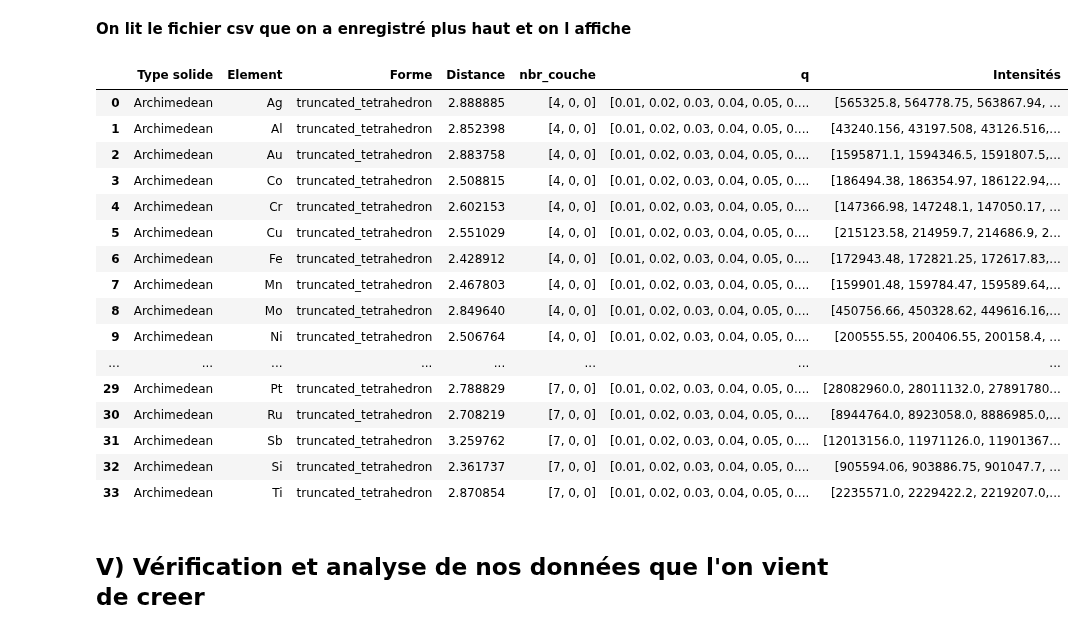
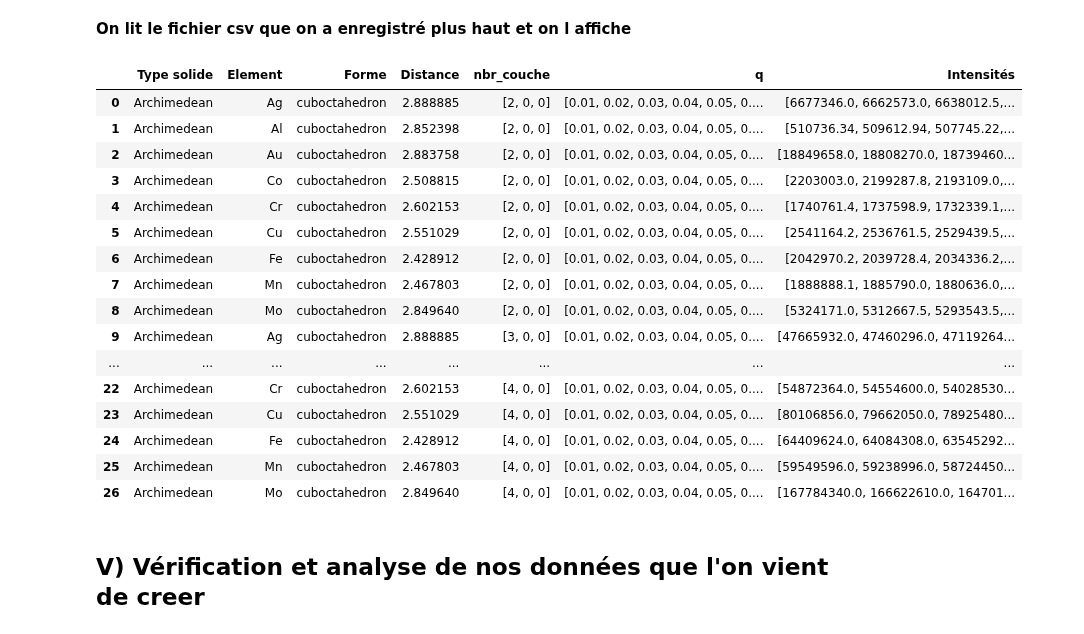
Before and after one commit to scayez/Projet_SAXS_WAXS_IA, a Jupyter notebook: script_shape_archimedean.ipynb, the cells around one changed output. Saved outputs shown, nothing was run; the diff lists cells and outputs as text; code cells hidden in the pictures.

```diff
--- a/script_shape_archimedean.ipynb
+++ b/script_shape_archimedean.ipynb
@@ -170,11 +170,11 @@ def fonction_gestion_dataframe_shapes_archimedean(element,forme,distance,couche,
 # %% [markdown]
 **Variables à changer pour les utilisateurs**
 # %%
-# Création de la liste des couches (à changer en fonction de ce que l'on veut jusqu'a 9 apres c'est plus gros que 5nm de diamètre)
-couche = [[2,0,0],[3,0,0],[4,0,0],[7,0,0],[9,0,0]]
+# Création de la liste des couches (à changer en fonction de ce que l'on veut jusqu'a ? apres c'est plus gros que 5nm de diamètre)
+couche = [[2,0,0],[3,0,0],[4,0,0]]
 
 # Création de la liste des formes, avec liste_de_toutes_les_formes= ["cuboctahedron", "truncated_tetrahedron", "truncated_octahedron", "truncated_cube"]
-forme= ["truncated_tetrahedron"] #( à changer en fonction de ce que l'on veut (en prenant dans les elements de la liste_de_toutes_les_formes)
+forme= ["cuboctahedron"] #( à changer en fonction de ce que l'on veut (en prenant dans les elements de la liste_de_toutes_les_formes)
 
 # Création des listes d'éléments (liste_element) et de distances (liste_distance
 dtype={"names":("atom","distance"),"formats":('U2',float)} #juste pour avoir la liste des elements et des distances de dessous
@@ -183,9 +183,11 @@ liste_element,liste_distance=np.loadtxt("atom_latt2.txt",unpack=True,skiprows=1,
 
 # Création d'une variable nbr_elem pour parcourir la liste des éléments que de 0 à un certain nombre.
 # Si on veut parcourir toute la liste des éléments, nbr_elem =len(liste_element)
-nbr_elem=len(liste_element)
+nbr_elem=9
 
 # endroit ou on veut enregister notre fichier xyz qui sera creé pui supprimé durant l'exécution de la fonction
 lieu_fich_xyz="stage/depotoire/tempo.xyz"
 # Nom du fichier csv de sortie
-fichier_sortie='stage/Base_de_données/truncated_tetrahedron_nc5_tout_elements.csv'
+fichier_sortie='stage/Base_de_données/cubo_nc234_9prem_elements.pk'
+
+print(len(forme)*nbr_elem*len(couche),"lignes attendues dans le data frame si toutes les couches données fonctionne avec la forme étudiée")
@@ -257,32 +259,32 @@ Find all points that lie in the given planes
 **On lit le fichier csv que on a enregistré plus haut et on l affiche**
 # %%
 # On rentre la lecture du fichier dans la variable data
-data = pd.read_csv(fichier_sortie, sep='\t')
+data = pd.read_pickle(fichier_sortie)
 
 # On indexe la data frame comme il faut
 data.index=np.arange(data.shape[0])
 
 # On affiche le résultat final
 data.shape
 data
 # %% [output]
 |  | Type solide | Element | Forme | Distance | nbr_couche | q | Intensités |
-| 0 | Archimedean | Ag | truncated_tetrahedron | 2.888885 | [4, 0, 0] | [0.01, 0.02, 0.03, 0.04, 0.05, 0.... | [565325.8, 564778.75, 563867.94, ... |
-| 1 | Archimedean | Al | truncated_tetrahedron | 2.852398 | [4, 0, 0] | [0.01, 0.02, 0.03, 0.04, 0.05, 0.... | [43240.156, 43197.508, 43126.516,... |
-| 2 | Archimedean | Au | truncated_tetrahedron | 2.883758 | [4, 0, 0] | [0.01, 0.02, 0.03, 0.04, 0.05, 0.... | [1595871.1, 1594346.5, 1591807.5,... |
-| 3 | Archimedean | Co | truncated_tetrahedron | 2.508815 | [4, 0, 0] | [0.01, 0.02, 0.03, 0.04, 0.05, 0.... | [186494.38, 186354.97, 186122.94,... |
-| 4 | Archimedean | Cr | truncated_tetrahedron | 2.602153 | [4, 0, 0] | [0.01, 0.02, 0.03, 0.04, 0.05, 0.... | [147366.98, 147248.1, 147050.17, ... |
-| 5 | Archimedean | Cu | truncated_tetrahedron | 2.551029 | [4, 0, 0] | [0.01, 0.02, 0.03, 0.04, 0.05, 0.... | [215123.58, 214959.7, 214686.9, 2... |
-| 6 | Archimedean | Fe | truncated_tetrahedron | 2.428912 | [4, 0, 0] | [0.01, 0.02, 0.03, 0.04, 0.05, 0.... | [172943.48, 172821.25, 172617.83,... |
-| 7 | Archimedean | Mn | truncated_tetrahedron | 2.467803 | [4, 0, 0] | [0.01, 0.02, 0.03, 0.04, 0.05, 0.... | [159901.48, 159784.47, 159589.64,... |
-| 8 | Archimedean | Mo | truncated_tetrahedron | 2.849640 | [4, 0, 0] | [0.01, 0.02, 0.03, 0.04, 0.05, 0.... | [450756.66, 450328.62, 449616.16,... |
-| 9 | Archimedean | Ni | truncated_tetrahedron | 2.506764 | [4, 0, 0] | [0.01, 0.02, 0.03, 0.04, 0.05, 0.... | [200555.55, 200406.55, 200158.4, ... |
+| 0 | Archimedean | Ag | cuboctahedron | 2.888885 | [2, 0, 0] | [0.01, 0.02, 0.03, 0.04, 0.05, 0.... | [6677346.0, 6662573.0, 6638012.5,... |
+| 1 | Archimedean | Al | cuboctahedron | 2.852398 | [2, 0, 0] | [0.01, 0.02, 0.03, 0.04, 0.05, 0.... | [510736.34, 509612.94, 507745.22,... |
+| 2 | Archimedean | Au | cuboctahedron | 2.883758 | [2, 0, 0] | [0.01, 0.02, 0.03, 0.04, 0.05, 0.... | [18849658.0, 18808270.0, 18739460... |
+| 3 | Archimedean | Co | cuboctahedron | 2.508815 | [2, 0, 0] | [0.01, 0.02, 0.03, 0.04, 0.05, 0.... | [2203003.0, 2199287.8, 2193109.0,... |
+| 4 | Archimedean | Cr | cuboctahedron | 2.602153 | [2, 0, 0] | [0.01, 0.02, 0.03, 0.04, 0.05, 0.... | [1740761.4, 1737598.9, 1732339.1,... |
+| 5 | Archimedean | Cu | cuboctahedron | 2.551029 | [2, 0, 0] | [0.01, 0.02, 0.03, 0.04, 0.05, 0.... | [2541164.2, 2536761.5, 2529439.5,... |
+| 6 | Archimedean | Fe | cuboctahedron | 2.428912 | [2, 0, 0] | [0.01, 0.02, 0.03, 0.04, 0.05, 0.... | [2042970.2, 2039728.4, 2034336.2,... |
+| 7 | Archimedean | Mn | cuboctahedron | 2.467803 | [2, 0, 0] | [0.01, 0.02, 0.03, 0.04, 0.05, 0.... | [1888888.1, 1885790.0, 1880636.0,... |
+| 8 | Archimedean | Mo | cuboctahedron | 2.849640 | [2, 0, 0] | [0.01, 0.02, 0.03, 0.04, 0.05, 0.... | [5324171.0, 5312667.5, 5293543.5,... |
+| 9 | Archimedean | Ag | cuboctahedron | 2.888885 | [3, 0, 0] | [0.01, 0.02, 0.03, 0.04, 0.05, 0.... | [47665932.0, 47460296.0, 47119264... |
 | ... | ... | ... | ... | ... | ... | ... | ... |
-| 29 | Archimedean | Pt | truncated_tetrahedron | 2.788829 | [7, 0, 0] | [0.01, 0.02, 0.03, 0.04, 0.05, 0.... | [28082960.0, 28011132.0, 27891780... |
-| 30 | Archimedean | Ru | truncated_tetrahedron | 2.708219 | [7, 0, 0] | [0.01, 0.02, 0.03, 0.04, 0.05, 0.... | [8944764.0, 8923058.0, 8886985.0,... |
-| 31 | Archimedean | Sb | truncated_tetrahedron | 3.259762 | [7, 0, 0] | [0.01, 0.02, 0.03, 0.04, 0.05, 0.... | [12013156.0, 11971126.0, 11901367... |
-| 32 | Archimedean | Si | truncated_tetrahedron | 2.361737 | [7, 0, 0] | [0.01, 0.02, 0.03, 0.04, 0.05, 0.... | [905594.06, 903886.75, 901047.7, ... |
-| 33 | Archimedean | Ti | truncated_tetrahedron | 2.870854 | [7, 0, 0] | [0.01, 0.02, 0.03, 0.04, 0.05, 0.... | [2235571.0, 2229422.2, 2219207.0,... |
+| 22 | Archimedean | Cr | cuboctahedron | 2.602153 | [4, 0, 0] | [0.01, 0.02, 0.03, 0.04, 0.05, 0.... | [54872364.0, 54554600.0, 54028530... |
+| 23 | Archimedean | Cu | cuboctahedron | 2.551029 | [4, 0, 0] | [0.01, 0.02, 0.03, 0.04, 0.05, 0.... | [80106856.0, 79662050.0, 78925480... |
+| 24 | Archimedean | Fe | cuboctahedron | 2.428912 | [4, 0, 0] | [0.01, 0.02, 0.03, 0.04, 0.05, 0.... | [64409624.0, 64084308.0, 63545292... |
+| 25 | Archimedean | Mn | cuboctahedron | 2.467803 | [4, 0, 0] | [0.01, 0.02, 0.03, 0.04, 0.05, 0.... | [59549596.0, 59238996.0, 58724450... |
+| 26 | Archimedean | Mo | cuboctahedron | 2.849640 | [4, 0, 0] | [0.01, 0.02, 0.03, 0.04, 0.05, 0.... | [167784340.0, 166622610.0, 164701... |
 # %% [markdown]
 ## V) Vérification et analyse de nos données que l'on vient de creer
 # %% [markdown]
```
Also changed, not shown: parts of 4 cells of this notebook.
